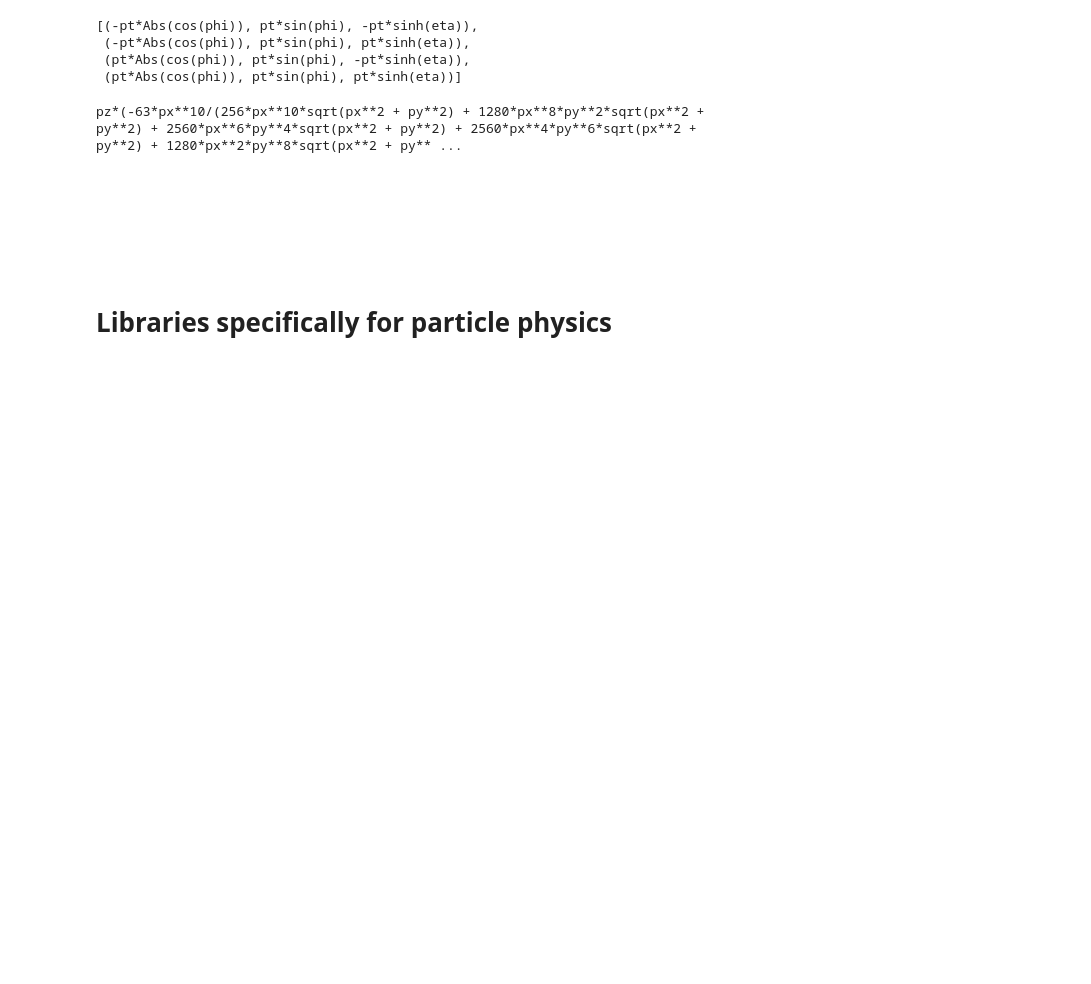
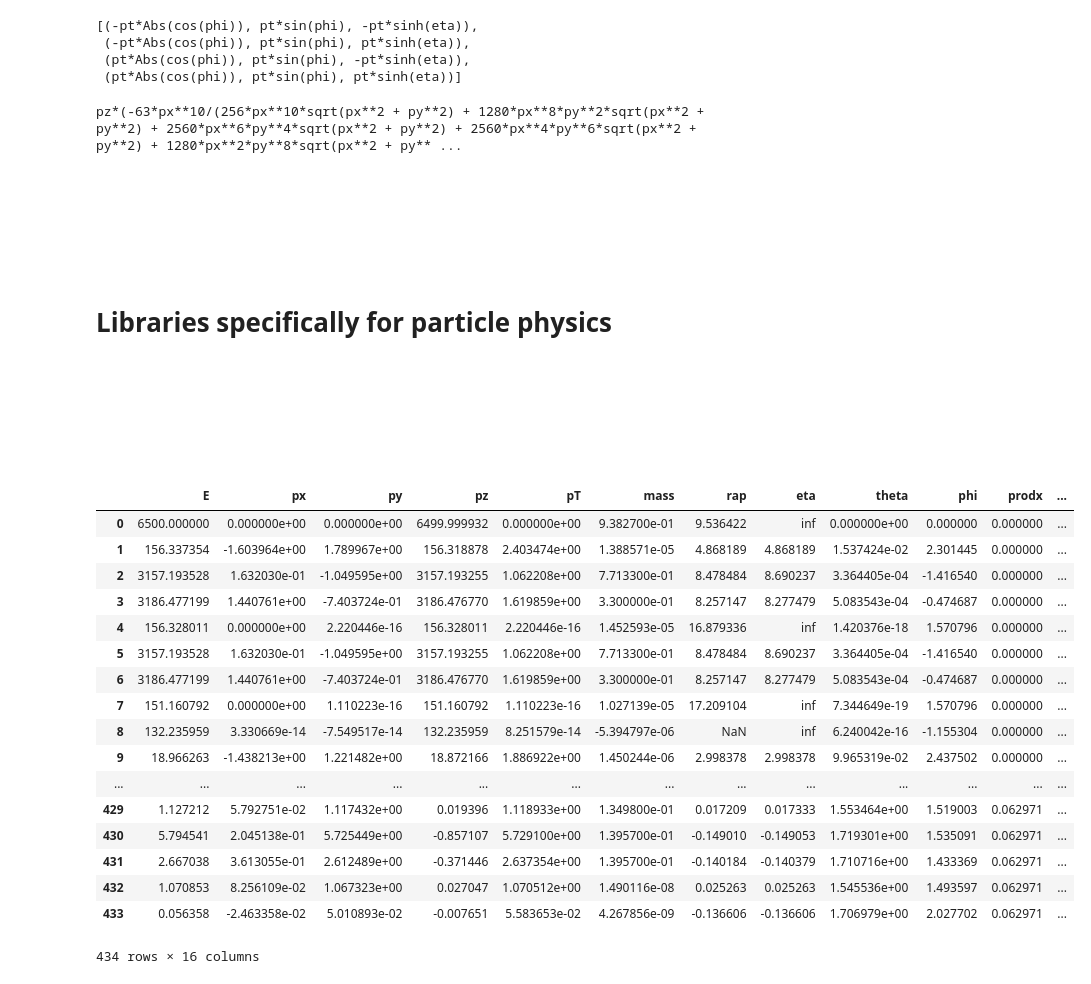
Before and after one commit to jpivarski-talks/2019-05-28-lpchats-numpy-uproot-awkward, a Jupyter notebook: 02-scientific-python.ipynb, the cells around one changed output. Drawn from its saved outputs; the diff is of its cells as text; code cells hidden in the pictures; blank space fills up the shorter version.

```diff
--- a/02-scientific-python.ipynb
+++ b/02-scientific-python.ipynb
@@ -256,3 +256,31 @@ pz*(-63*px**10/(256*px**10*sqrt(px**2 + py**2) + 1280*px**8*py**2*sqrt(px**2 + p
 # Libraries specifically for particle physics
 
 <br><br><br><br><br>
+# %%
+import numpythia
+import numpythia.testcmnd
+import pandas
+
+pythia = numpythia.Pythia(numpythia.testcmnd.get_cmnd("w"), random_state=1)
+
+events = list(pythia(events=1))    # pythia is a generator; evaluate it
+pandas.DataFrame(events[0].all())  # event.all(SELECTION) returns a Numpy record array
+# %% [output]
+|  | E | px | py | pz | pT | mass | rap | eta | theta | phi | prodx | ... |
+| 0 | 6500.000000 | 0.000000e+00 | 0.000000e+00 | 6499.999932 | 0.000000e+00 | 9.382700e-01 | 9.536422 | inf | 0.000000e+00 | 0.000000 | 0.000000 | ... |
+| 1 | 156.337354 | -1.603964e+00 | 1.789967e+00 | 156.318878 | 2.403474e+00 | 1.388571e-05 | 4.868189 | 4.868189 | 1.537424e-02 | 2.301445 | 0.000000 | ... |
+| 2 | 3157.193528 | 1.632030e-01 | -1.049595e+00 | 3157.193255 | 1.062208e+00 | 7.713300e-01 | 8.478484 | 8.690237 | 3.364405e-04 | -1.416540 | 0.000000 | ... |
+| 3 | 3186.477199 | 1.440761e+00 | -7.403724e-01 | 3186.476770 | 1.619859e+00 | 3.300000e-01 | 8.257147 | 8.277479 | 5.083543e-04 | -0.474687 | 0.000000 | ... |
+| 4 | 156.328011 | 0.000000e+00 | 2.220446e-16 | 156.328011 | 2.220446e-16 | 1.452593e-05 | 16.879336 | inf | 1.420376e-18 | 1.570796 | 0.000000 | ... |
+| 5 | 3157.193528 | 1.632030e-01 | -1.049595e+00 | 3157.193255 | 1.062208e+00 | 7.713300e-01 | 8.478484 | 8.690237 | 3.364405e-04 | -1.416540 | 0.000000 | ... |
+| 6 | 3186.477199 | 1.440761e+00 | -7.403724e-01 | 3186.476770 | 1.619859e+00 | 3.300000e-01 | 8.257147 | 8.277479 | 5.083543e-04 | -0.474687 | 0.000000 | ... |
+| 7 | 151.160792 | 0.000000e+00 | 1.110223e-16 | 151.160792 | 1.110223e-16 | 1.027139e-05 | 17.209104 | inf | 7.344649e-19 | 1.570796 | 0.000000 | ... |
+| 8 | 132.235959 | 3.330669e-14 | -7.549517e-14 | 132.235959 | 8.251579e-14 | -5.394797e-06 | NaN | inf | 6.240042e-16 | -1.155304 | 0.000000 | ... |
+| 9 | 18.966263 | -1.438213e+00 | 1.221482e+00 | 18.872166 | 1.886922e+00 | 1.450244e-06 | 2.998378 | 2.998378 | 9.965319e-02 | 2.437502 | 0.000000 | ... |
+| ... | ... | ... | ... | ... | ... | ... | ... | ... | ... | ... | ... | ... |
+| 429 | 1.127212 | 5.792751e-02 | 1.117432e+00 | 0.019396 | 1.118933e+00 | 1.349800e-01 | 0.017209 | 0.017333 | 1.553464e+00 | 1.519003 | 0.062971 | ... |
+| 430 | 5.794541 | 2.045138e-01 | 5.725449e+00 | -0.857107 | 5.729100e+00 | 1.395700e-01 | -0.149010 | -0.149053 | 1.719301e+00 | 1.535091 | 0.062971 | ... |
+| 431 | 2.667038 | 3.613055e-01 | 2.612489e+00 | -0.371446 | 2.637354e+00 | 1.395700e-01 | -0.140184 | -0.140379 | 1.710716e+00 | 1.433369 | 0.062971 | ... |
+| 432 | 1.070853 | 8.256109e-02 | 1.067323e+00 | 0.027047 | 1.070512e+00 | 1.490116e-08 | 0.025263 | 0.025263 | 1.545536e+00 | 1.493597 | 0.062971 | ... |
+| 433 | 0.056358 | -2.463358e-02 | 5.010893e-02 | -0.007651 | 5.583653e-02 | 4.267856e-09 | -0.136606 | -0.136606 | 1.706979e+00 | 2.027702 | 0.062971 | ... |
+434 rows × 16 columns
```
Also changed, not shown: parts of 3 cells of this notebook, 1 other file.
